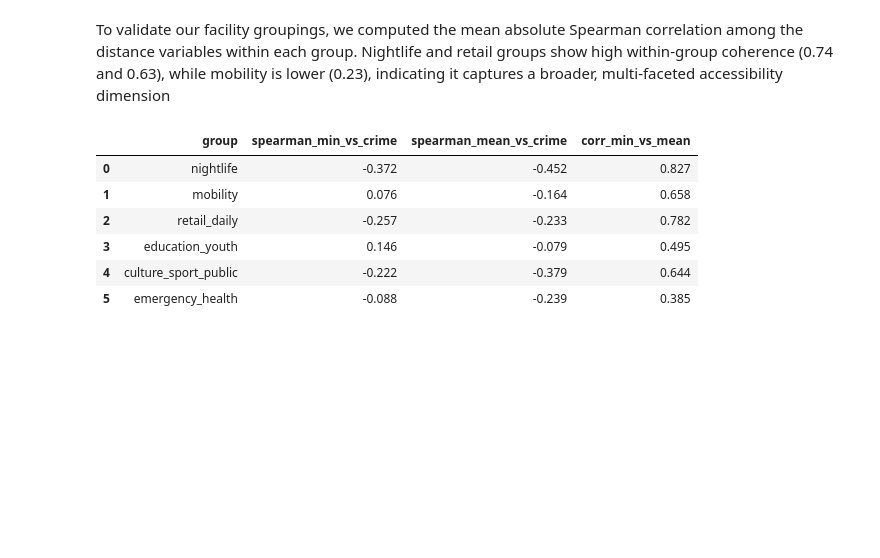
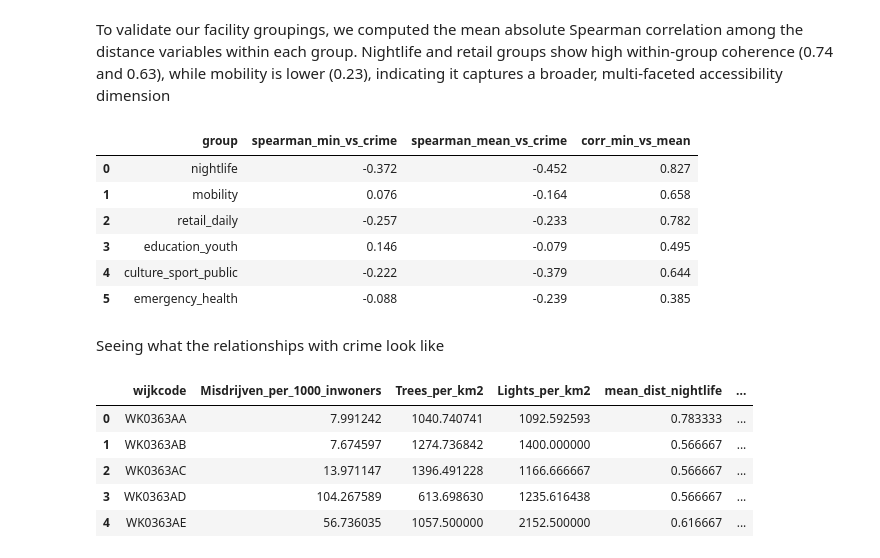
Before and after one commit to YoranB/Spatial-data-science, a Jupyter notebook: Creating final data table.ipynb, the cells around one changed output. Drawn from its saved outputs; the diff is of its cells as text; code cells hidden in the pictures; blank space fills up the shorter version.

```diff
--- a/Creating final data table.ipynb
+++ b/Creating final data table.ipynb
@@ -542,3 +542,32 @@ comp
 | 3 | education_youth | 0.146 | -0.079 | 0.495 |
 | 4 | culture_sport_public | -0.222 | -0.379 | 0.644 |
 | 5 | emergency_health | -0.088 | -0.239 | 0.385 |
+# %% [markdown]
+Seeing what the relationships with crime look like
+# %%
+#data to work with
+target = "Misdrijven_per_1000_inwoners"
+
+facility_mean_cols = [
+    "mean_dist_nightlife",
+    "mean_dist_mobility",
+    "mean_dist_retail_daily",
+    "mean_dist_education_youth",
+    "mean_dist_culture_sport_public",
+    "mean_dist_emergency_health",
+]
+
+feature_cols = ["Trees_per_km2", "Lights_per_km2"] + facility_mean_cols
+
+df_model = total_final_df[["wijkcode", target] + feature_cols].dropna().copy()
+
+
+df_model["log_crime_rate"] = np.log1p(df_model[target])
+df_model.head()
+# %% [output]
+|  | wijkcode | Misdrijven_per_1000_inwoners | Trees_per_km2 | Lights_per_km2 | mean_dist_nightlife | ... |
+| 0 | WK0363AA | 7.991242 | 1040.740741 | 1092.592593 | 0.783333 | ... |
+| 1 | WK0363AB | 7.674597 | 1274.736842 | 1400.000000 | 0.566667 | ... |
+| 2 | WK0363AC | 13.971147 | 1396.491228 | 1166.666667 | 0.566667 | ... |
+| 3 | WK0363AD | 104.267589 | 613.698630 | 1235.616438 | 0.566667 | ... |
+| 4 | WK0363AE | 56.736035 | 1057.500000 | 2152.500000 | 0.616667 | ... |
```
Also changed, not shown: parts of 5 cells of this notebook.
